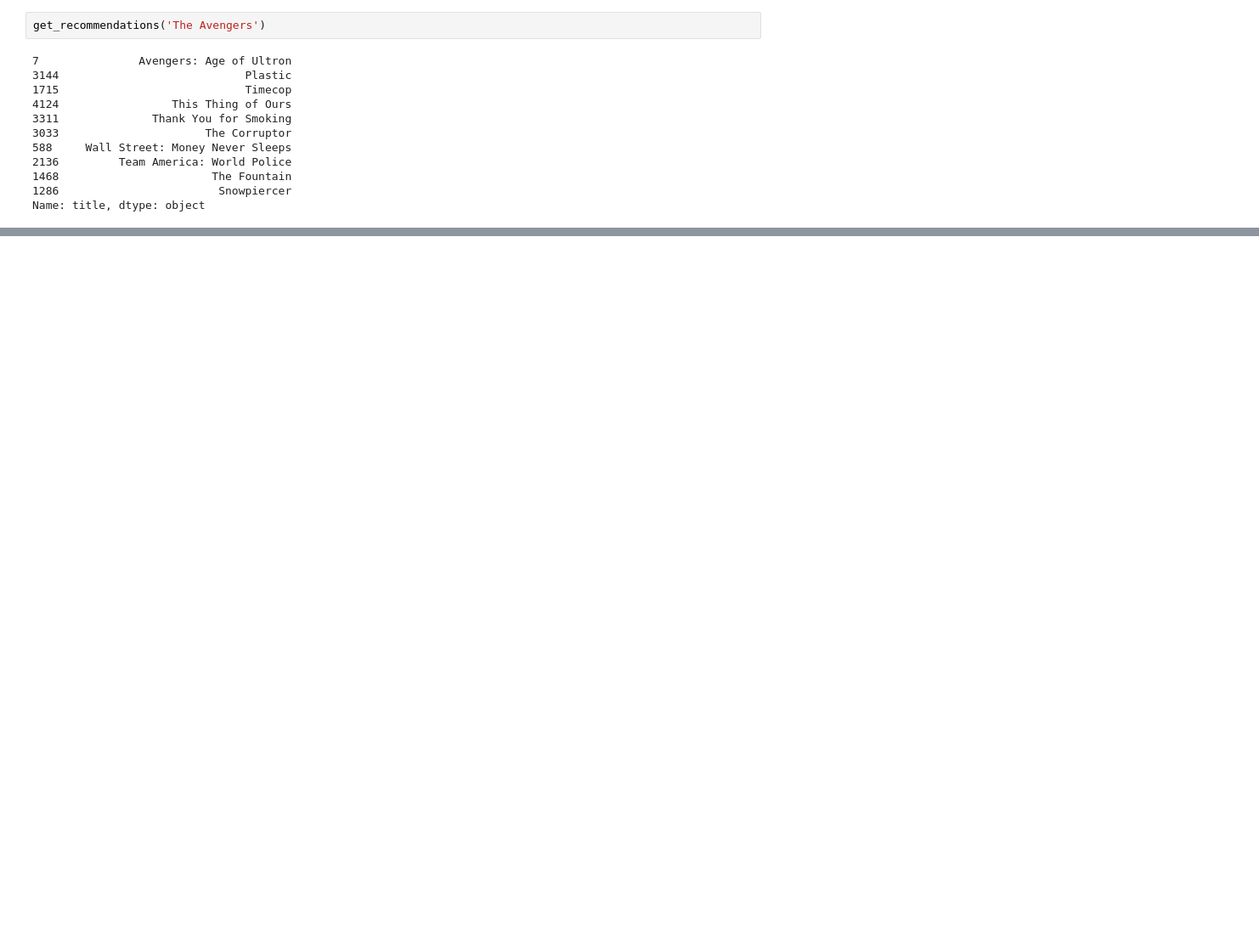
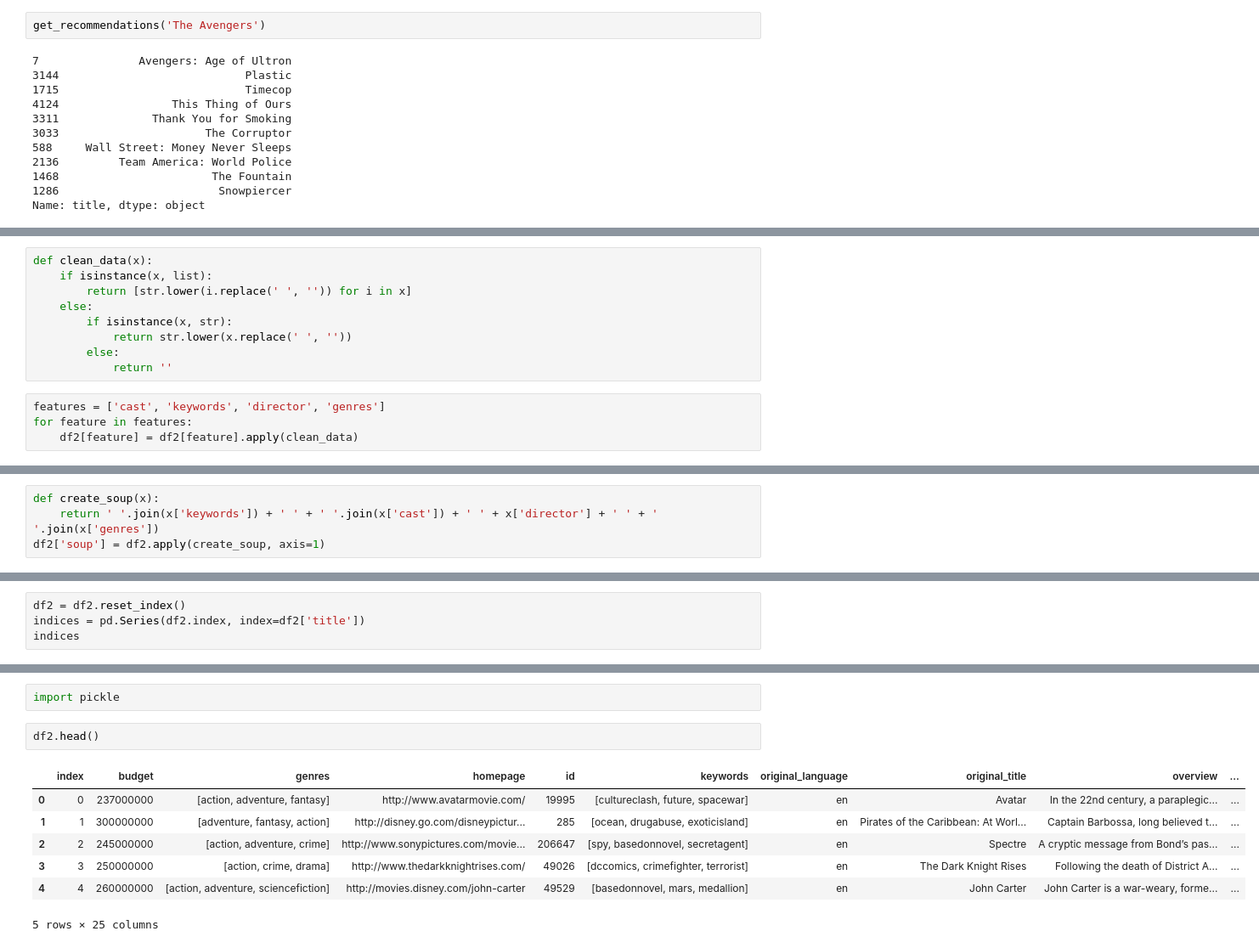
Before and after one commit to SamuelJeon5/Project_MovieRecommend-ML-, a Jupyter notebook: Movie Recommender.ipynb, the cells around one changed output, grey strips where cells are left out. Shown: that part at 85% size. Saved outputs shown, nothing was run; the diff lists cells and outputs as text; blank space fills up the shorter version.

```diff
--- a/Movie Recommender.ipynb
+++ b/Movie Recommender.ipynb
@@ -378,0 +500,13 @@ len(df2['title'])
+# %%
+def clean_data(x):
+    if isinstance(x, list):
+        return [str.lower(i.replace(' ', '')) for i in x]
+    else:
+        if isinstance(x, str):
+            return str.lower(x.replace(' ', ''))
+        else:
+            return ''
+# %%
+features = ['cast', 'keywords', 'director', 'genres']
+for feature in features:
+    df2[feature] = df2[feature].apply(clean_data)
@@ -378,0 +520,4 @@ len(df2['title'])
+# %%
+def create_soup(x):
+    return ' '.join(x['keywords']) + ' ' + ' '.join(x['cast']) + ' ' + x['director'] + ' ' + ' '.join(x['genres'])
+df2['soup'] = df2.apply(create_soup, axis=1)
@@ -378,0 +563,4 @@ len(df2['title'])
+# %%
+df2 = df2.reset_index()
+indices = pd.Series(df2.index, index=df2['title'])
+indices
@@ -378,0 +643,12 @@ len(df2['title'])
+# %%
+import pickle
+# %%
+df2.head()
+# %% [output]
+|  | index | budget | genres | homepage | id | keywords | original_language | original_title | overview | ... |
+| 0 | 0 | 237000000 | [action, adventure, fantasy] | http://www.avatarmovie.com/ | 19995 | [cultureclash, future, spacewar] | en | Avatar | In the 22nd century, a paraplegic... | ... |
+| 1 | 1 | 300000000 | [adventure, fantasy, action] | http://disney.go.com/disneypictur... | 285 | [ocean, drugabuse, exoticisland] | en | Pirates of the Caribbean: At Worl... | Captain Barbossa, long believed t... | ... |
+| 2 | 2 | 245000000 | [action, adventure, crime] | http://www.sonypictures.com/movie... | 206647 | [spy, basedonnovel, secretagent] | en | Spectre | A cryptic message from Bond’s pas... | ... |
+| 3 | 3 | 250000000 | [action, crime, drama] | http://www.thedarkknightrises.com/ | 49026 | [dccomics, crimefighter, terrorist] | en | The Dark Knight Rises | Following the death of District A... | ... |
+| 4 | 4 | 260000000 | [action, adventure, sciencefiction] | http://movies.disney.com/john-carter | 49529 | [basedonnovel, mars, medallion] | en | John Carter | John Carter is a war-weary, forme... | ... |
+5 rows × 25 columns
```
Also changed, not shown: parts of 33 cells of this notebook.
